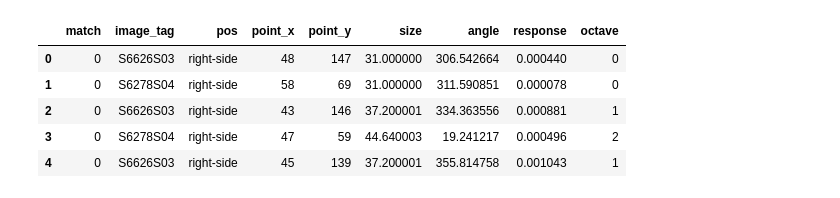
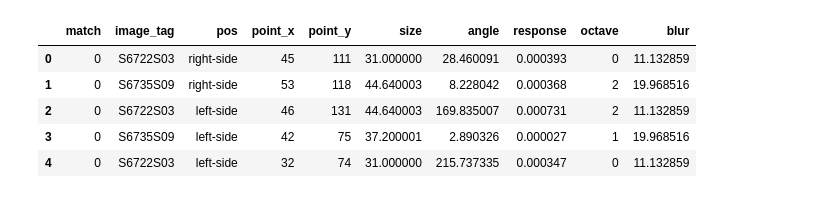
Before and after one commit to elymsyr/iris-recognition, a Jupyter notebook: Scripts/classifier.ipynb, the cells around one changed output. Saved outputs shown, nothing was run; the diff lists cells and outputs as text; code cells hidden in the pictures.

Commit message:
Update Scripts KeyPoint Classifiers

```diff
--- a/Scripts/classifier.ipynb
+++ b/Scripts/classifier.ipynb
@@ -7,13 +13,13 @@ from sklearn import metrics
 # %%
-df = pd.read_csv('kp_classify.csv')
+df = pd.read_csv('../Database/kp_classify_blur.csv')
 df.head()
 # %% [output]
-|  | match | image_tag | pos | point_x | point_y | size | angle | response | octave |
-| 0 | 0 | S6626S03 | right-side | 48 | 147 | 31.000000 | 306.542664 | 0.000440 | 0 |
-| 1 | 0 | S6278S04 | right-side | 58 | 69 | 31.000000 | 311.590851 | 0.000078 | 0 |
-| 2 | 0 | S6626S03 | right-side | 43 | 146 | 37.200001 | 334.363556 | 0.000881 | 1 |
-| 3 | 0 | S6278S04 | right-side | 47 | 59 | 44.640003 | 19.241217 | 0.000496 | 2 |
-| 4 | 0 | S6626S03 | right-side | 45 | 139 | 37.200001 | 355.814758 | 0.001043 | 1 |
+|  | match | image_tag | pos | point_x | point_y | size | angle | response | octave | blur |
+| 0 | 0 | S6722S03 | right-side | 45 | 111 | 31.000000 | 28.460091 | 0.000393 | 0 | 11.132859 |
+| 1 | 0 | S6735S09 | right-side | 53 | 118 | 44.640003 | 8.228042 | 0.000368 | 2 | 19.968516 |
+| 2 | 0 | S6722S03 | left-side | 46 | 131 | 44.640003 | 169.835007 | 0.000731 | 2 | 11.132859 |
+| 3 | 0 | S6735S09 | left-side | 42 | 75 | 37.200001 | 2.890326 | 0.000027 | 1 | 19.968516 |
+| 4 | 0 | S6722S03 | left-side | 32 | 74 | 31.000000 | 215.737335 | 0.000347 | 0 | 11.132859 |
 # %%
 # dividing the datasets into two parts i.e. training datasets and test datasets
 mapping = {'right-side': 0, 'left-side': 1, 'bottom': 2, 'complete': 3}
```
Also changed, not shown: parts of 10 cells of this notebook, 7 other files.
